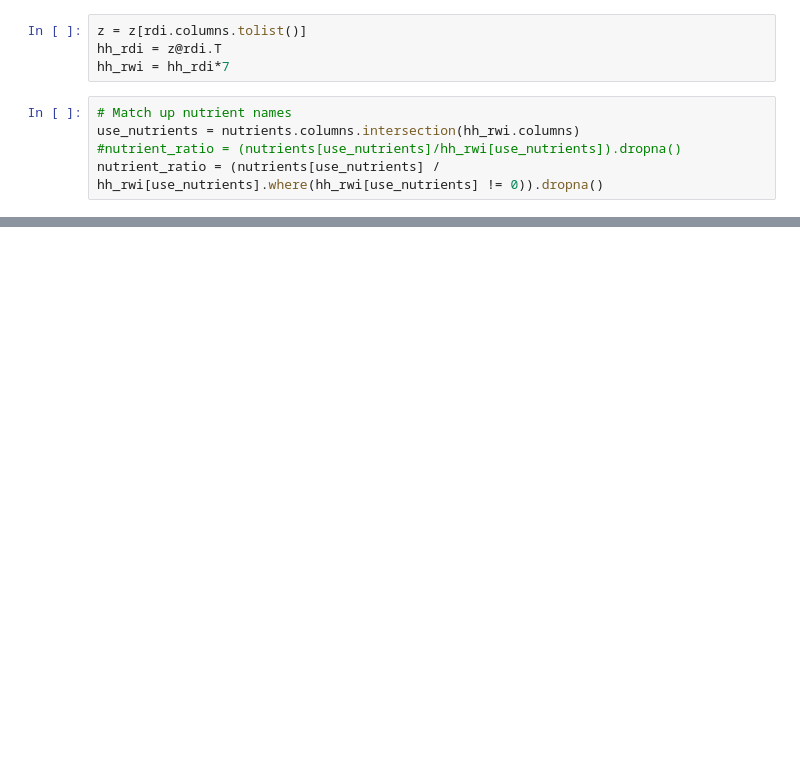
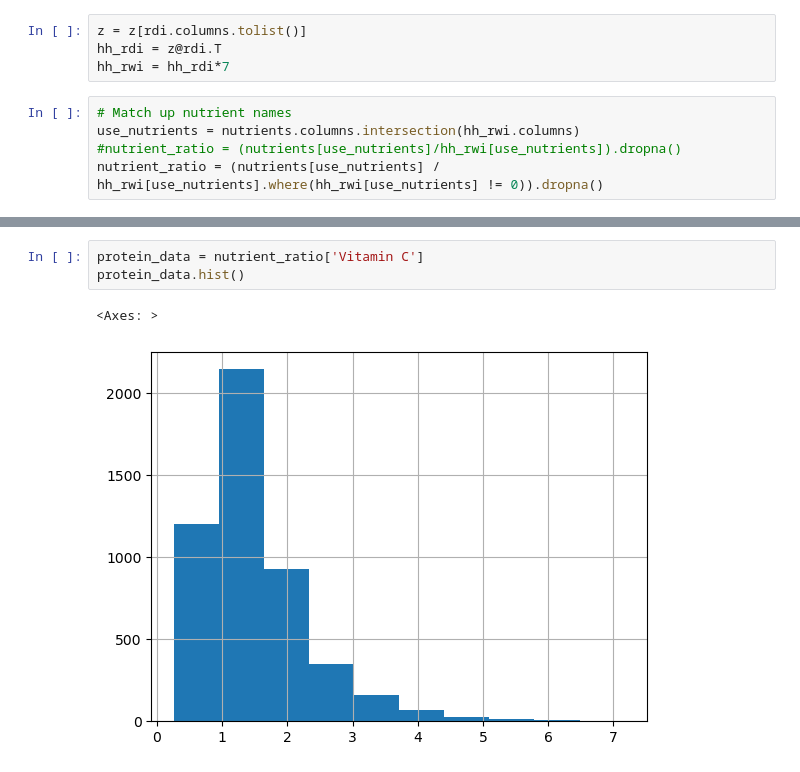
Before and after one commit to lauremariho/proj4_LutherBurbank, a Jupyter notebook: ethiopia_code.ipynb, the cells around one changed output, grey strips where cells are left out. Drawn from its saved outputs; the diff is of its cells as text; blank space fills up the shorter version.

```diff
--- a/ethiopia_code.ipynb
+++ b/ethiopia_code.ipynb
@@ -438,0 +457,6 @@ plt.show()
+# %%
+protein_data = nutrient_ratio['Vitamin C']
+protein_data.hist()
+# %% [output]
+<Axes: >
+[figure, added]
```
Also changed, not shown: parts of 4 cells of this notebook.
